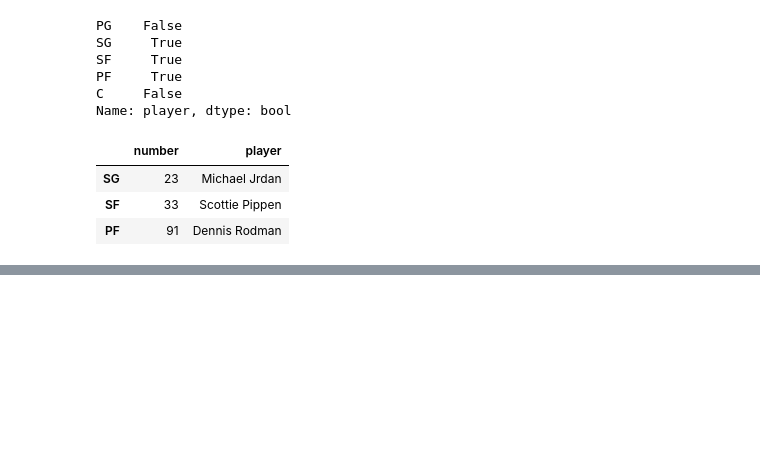
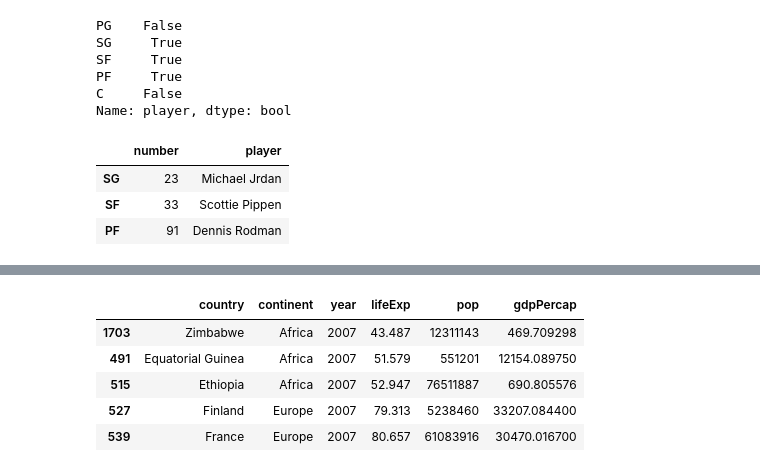
Before and after one commit to astalee812/Python-Practice, a Jupyter notebook: Data Science in Action.ipynb, the cells around one changed output, grey strips where cells are left out. Drawn from its saved outputs; the diff is of its cells as text; code cells hidden in the pictures; blank space fills up the shorter version.

```diff
--- a/Data Science in Action.ipynb
+++ b/Data Science in Action.ipynb
@@ -237,0 +324,13 @@ Name: player, dtype: bool
+# %%
+import pandas as pd
+csv_url = "http://storage.googleapis.com/learn_pd_like_tidyverse/gapminder.csv"
+df = pd.read_csv(csv_url)
+df.sort_values(by = "year").head() #依照year遞增排序
+df.sort_values(by = "year", ascending = False).head() #依照year遞減排序
+# %% [output]
+|  | country | continent | year | lifeExp | pop | gdpPercap |
+| 1703 | Zimbabwe | Africa | 2007 | 43.487 | 12311143 | 469.709298 |
+| 491 | Equatorial Guinea | Africa | 2007 | 51.579 | 551201 | 12154.089750 |
+| 515 | Ethiopia | Africa | 2007 | 52.947 | 76511887 | 690.805576 |
+| 527 | Finland | Europe | 2007 | 79.313 | 5238460 | 33207.084400 |
+| 539 | France | Europe | 2007 | 80.657 | 61083916 | 30470.016700 |
```
Also changed, not shown: parts of 7 cells of this notebook.
